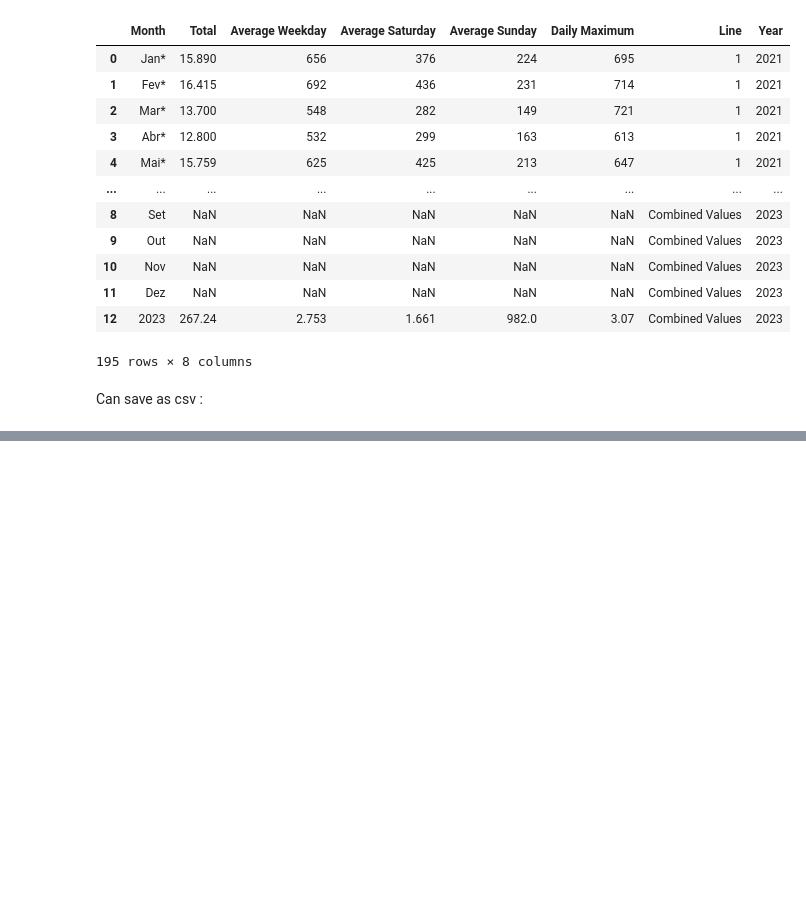
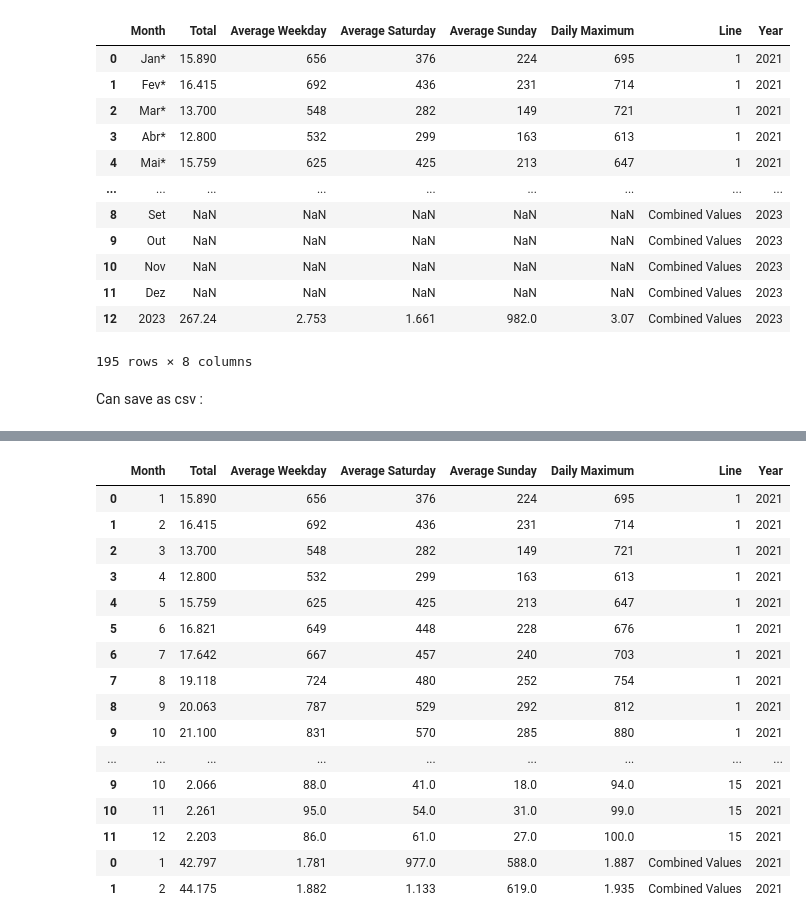
Before and after one commit to OmdenaAI/sao-paulo-chapter-passenger-demand, a Jupyter notebook: src/tasks/task_1_data_collection_preprocessing/Passenger Transported by Line data/clean_data_PassengerTrasnpLine_ansh.ipynb, the cells around one changed output, grey strips where cells are left out. Saved outputs shown, nothing was run; the diff lists cells and outputs as text; code cells hidden in the pictures; blank space fills up the shorter version.

Commit message:
passenger transported by line (all lines)

```diff
--- a/src/tasks/task_1_data_collection_preprocessing/Passenger Transported by Line data/clean_data_PassengerTrasnpLine_ansh.ipynb
+++ b/src/tasks/task_1_data_collection_preprocessing/Passenger Transported by Line data/clean_data_PassengerTrasnpLine_ansh.ipynb
@@ -1,7 +1,7 @@
 # %%
 import pandas as pd
 # %%
-filename = "src/tasks/task_1_data_collection_preprocessing/Passenger Transported by Line data/Csvs/Passageiros Transportados por Linha - 2021.csv"
+filename = "C:/OMDENA/Project/sao-paulo-chapter-passenger-demand/src/tasks/task_1_data_collection_preprocessing/Passenger Transported by Line data/Csvs/Passageiros Transportados por Linha - 2021.csv"
 # %%
 cols = ['Month',
         'Total',
@@ -90,7 +90,7 @@ PassengerBy_Line
 # %% [markdown]
 2022
 # %%
-filename2 = "src/tasks/task_1_data_collection_preprocessing/Passenger Transported by Line data/Csvs/Passageiros Transportados por Linha - 2022_7.csv"
+filename2 = "C:/OMDENA/Project/sao-paulo-chapter-passenger-demand/src/tasks/task_1_data_collection_preprocessing/Passenger Transported by Line data/Csvs/Passageiros Transportados por Linha - 2022_7.csv"
 skip = 5
 start_col = 0
 end_col = 6
@@ -142,7 +142,7 @@ PassengerBy_Line2
 # %% [markdown]
 2023
 # %%
-filename3 = "src/tasks/task_1_data_collection_preprocessing/Passenger Transported by Line data/Csvs/Passageiros Transportados por Llinha - 2023.csv"
+filename3 = "C:/OMDENA/Project/sao-paulo-chapter-passenger-demand/src/tasks/task_1_data_collection_preprocessing/Passenger Transported by Line data/Csvs/Passageiros Transportados por Llinha - 2023.csv"
 skip = 5
 start_col = 0
 end_col = 6
@@ -223,0 +240,27 @@ PassengerBy_LineCombined.to_csv("Passenger_By_Line_Combined.csv",index=False)
+# %%
+mapping = {'Jan*': 1, 'Fev*': 2, 'Mar*': 3, 'Abr*': 4, 'Mai': 5,'Mai*': 5, 'Jun': 6,'Jun*': 6, 'Jul': 7, 'Jul*': 7,'Ago': 8,'Ago*': 8, 'Set': 9,'Set*': 9, 'Out': 10,'Out*': 10, 'Nov': 11,'Nov*': 11, 'Dez': 12,'Dez*': 12}
+
+
+PassengerBy_LineCombined['Month'] = PassengerBy_LineCombined['Month'].replace(mapping)
+PassengerBy_LineCombined['Month'].unique()
+valueDrop = ['2021','2022','2023']
+PassengerBy_LineCombined = PassengerBy_LineCombined[~PassengerBy_LineCombined['Month'].isin(valueDrop)]
+PassengerBy_LineCombined.head(50)
+# %% [output]
+|  | Month | Total | Average Weekday | Average Saturday | Average Sunday | Daily Maximum | Line | Year |
+| 0 | 1 | 15.890 | 656 | 376 | 224 | 695 | 1 | 2021 |
+| 1 | 2 | 16.415 | 692 | 436 | 231 | 714 | 1 | 2021 |
+| 2 | 3 | 13.700 | 548 | 282 | 149 | 721 | 1 | 2021 |
+| 3 | 4 | 12.800 | 532 | 299 | 163 | 613 | 1 | 2021 |
+| 4 | 5 | 15.759 | 625 | 425 | 213 | 647 | 1 | 2021 |
+| 5 | 6 | 16.821 | 649 | 448 | 228 | 676 | 1 | 2021 |
+| 6 | 7 | 17.642 | 667 | 457 | 240 | 703 | 1 | 2021 |
+| 7 | 8 | 19.118 | 724 | 480 | 252 | 754 | 1 | 2021 |
+| 8 | 9 | 20.063 | 787 | 529 | 292 | 812 | 1 | 2021 |
+| 9 | 10 | 21.100 | 831 | 570 | 285 | 880 | 1 | 2021 |
+| ... | ... | ... | ... | ... | ... | ... | ... | ... |
+| 9 | 10 | 2.066 | 88.0 | 41.0 | 18.0 | 94.0 | 15 | 2021 |
+| 10 | 11 | 2.261 | 95.0 | 54.0 | 31.0 | 99.0 | 15 | 2021 |
+| 11 | 12 | 2.203 | 86.0 | 61.0 | 27.0 | 100.0 | 15 | 2021 |
+| 0 | 1 | 42.797 | 1.781 | 977.0 | 588.0 | 1.887 | Combined Values | 2021 |
+| 1 | 2 | 44.175 | 1.882 | 1.133 | 619.0 | 1.935 | Combined Values | 2021 |
```
Also changed, not shown: parts of 14 cells of this notebook, 1 other file.
